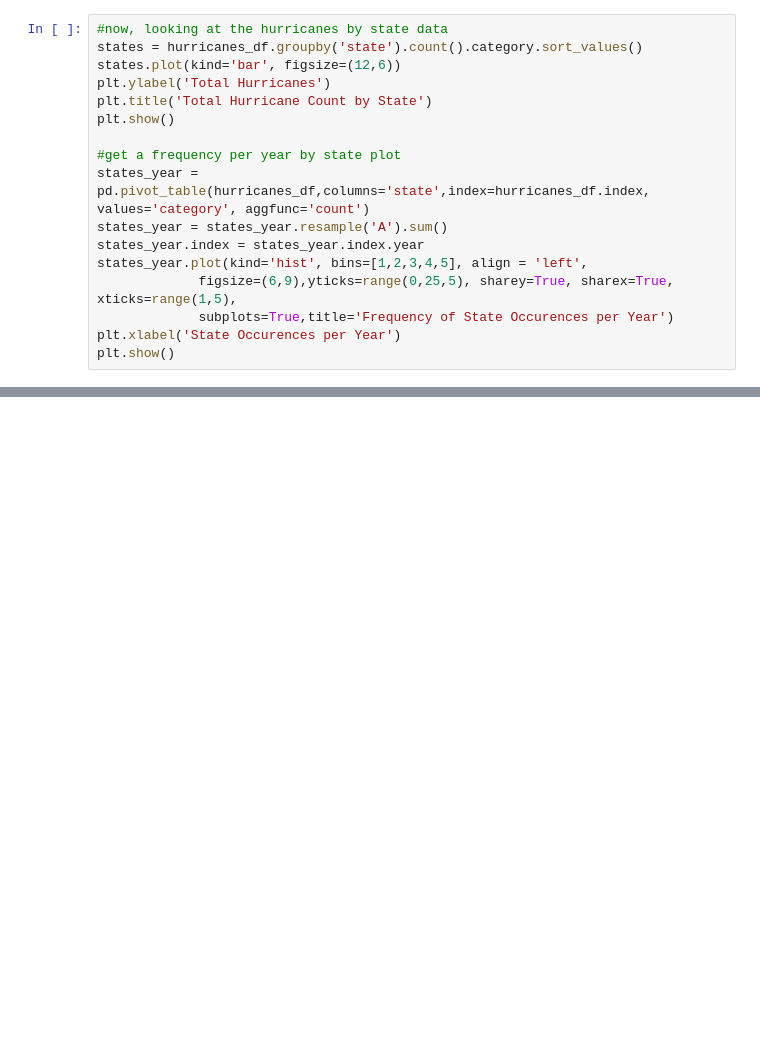
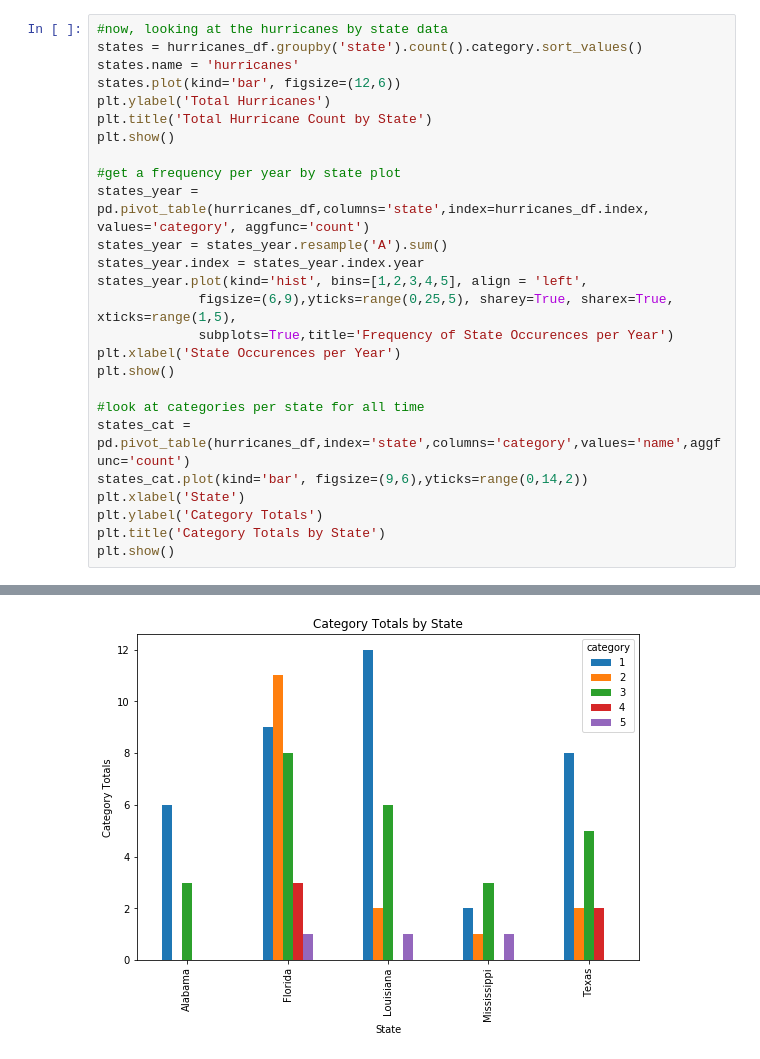
Before and after one commit to chill7627/Predicting-Hurricane-Season-Impacts, a Jupyter notebook: Hurricanes_Data_Story_Telling.ipynb, the cells around one changed output, grey strips where cells are left out. Drawn from its saved outputs; the diff is of its cells as text; blank space fills up the shorter version.

```diff
--- a/Hurricanes_Data_Story_Telling.ipynb
+++ b/Hurricanes_Data_Story_Telling.ipynb
@@ -72,21 +110,31 @@ plt.show()
 # %%
 #now, looking at the hurricanes by state data
 states = hurricanes_df.groupby('state').count().category.sort_values()
+states.name = 'hurricanes'
 states.plot(kind='bar', figsize=(12,6))
 plt.ylabel('Total Hurricanes')
 plt.title('Total Hurricane Count by State')
 plt.show()
 
 #get a frequency per year by state plot
 states_year = pd.pivot_table(hurricanes_df,columns='state',index=hurricanes_df.index, values='category', aggfunc='count')
 states_year = states_year.resample('A').sum()
 states_year.index = states_year.index.year
 states_year.plot(kind='hist', bins=[1,2,3,4,5], align = 'left',
              figsize=(6,9),yticks=range(0,25,5), sharey=True, sharex=True, xticks=range(1,5),
              subplots=True,title='Frequency of State Occurences per Year')
 plt.xlabel('State Occurences per Year')
 plt.show()
+
+#look at categories per state for all time
+states_cat = pd.pivot_table(hurricanes_df,index='state',columns='category',values='name',aggfunc='count')
+states_cat.plot(kind='bar', figsize=(9,6),yticks=range(0,14,2))
+plt.xlabel('State')
+plt.ylabel('Category Totals')
+plt.title('Category Totals by State')
+plt.show()
 # %% [output]
 [figure]
 [figure]
+[figure, added]
 # %% [markdown]
```
Also changed, not shown: parts of 21 cells of this notebook.
